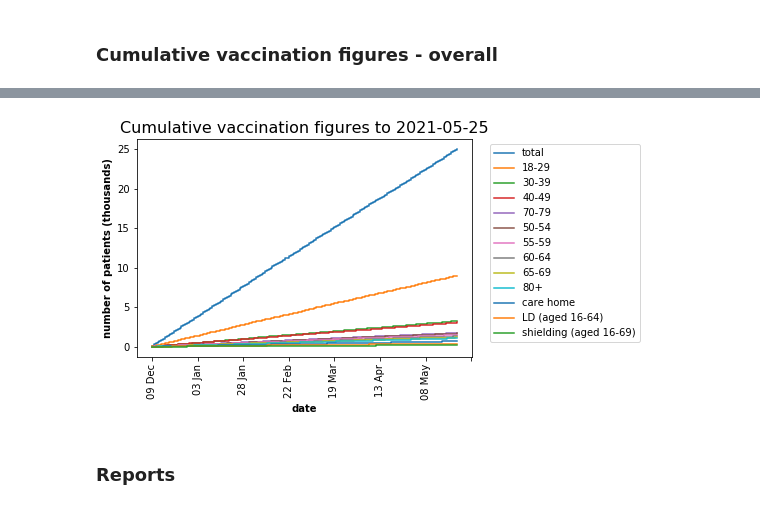
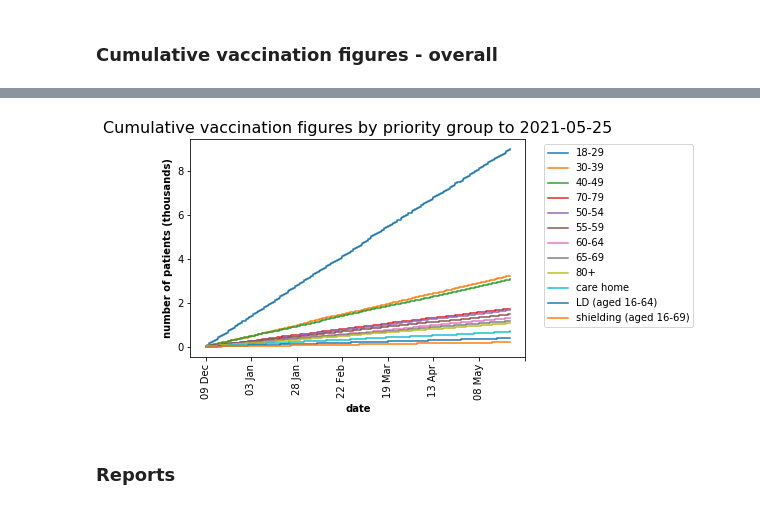
Before and after one commit to opensafely/nhs-covid-vaccination-coverage, a Jupyter notebook: notebooks/population_characteristics.ipynb, the cells around one changed output, grey strips where cells are left out. Saved outputs shown, nothing was run; the diff lists cells and outputs as text; code cells hidden in the pictures.

```diff
--- a/notebooks/population_characteristics.ipynb
+++ b/notebooks/population_characteristics.ipynb
@@ -116,7 +120,7 @@ from report_results import make_vaccine_graphs
 # %%
-make_vaccine_graphs(df, latest_date=latest_date, savepath=savepath, savepath_figure_csvs=savepath_figure_csvs, suffix=suffix)
+make_vaccine_graphs(df, latest_date=latest_date, include_total=False, savepath=savepath, savepath_figure_csvs=savepath_figure_csvs, suffix=suffix)
 # %% [output]
-[figure, old version]
+[figure, new version]
 # %% [markdown]
 ### Reports
 # %%
```
Also changed, not shown: parts of 1 cell of this notebook, 3 other files.
